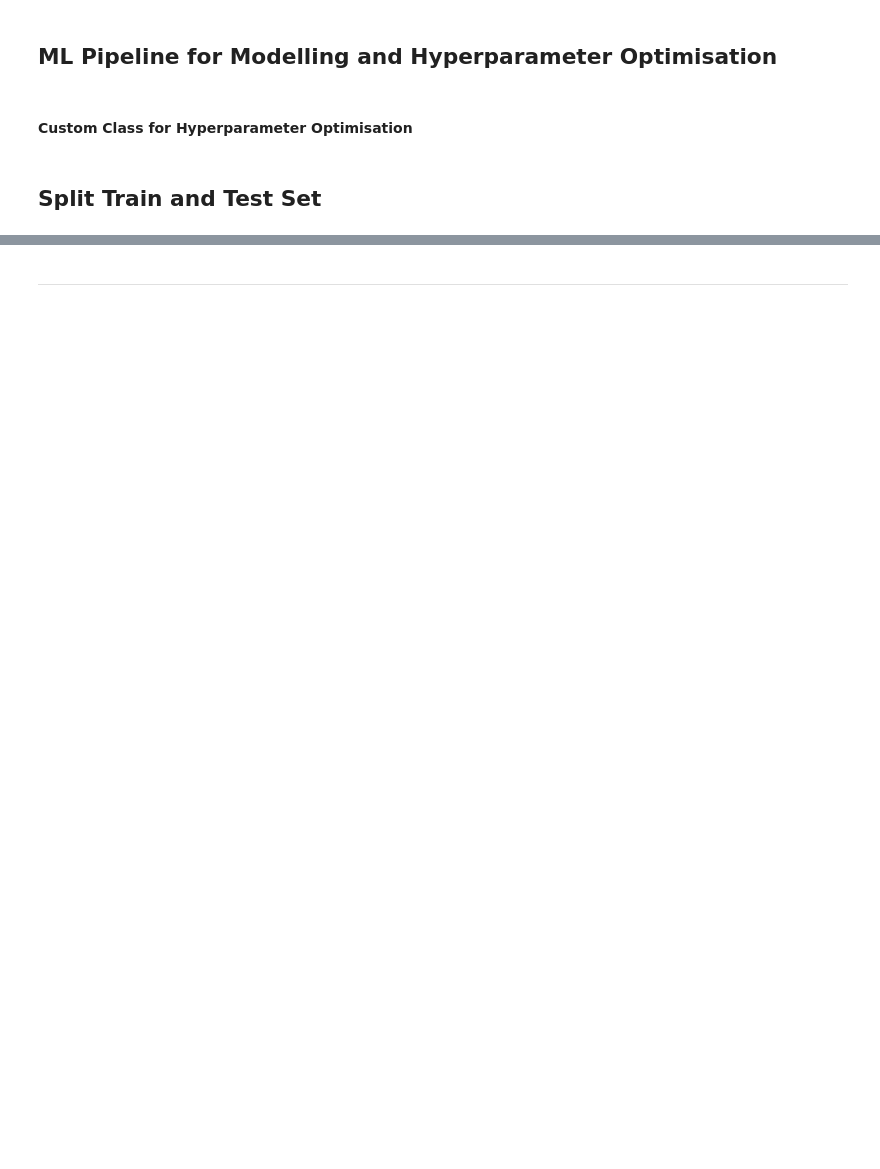
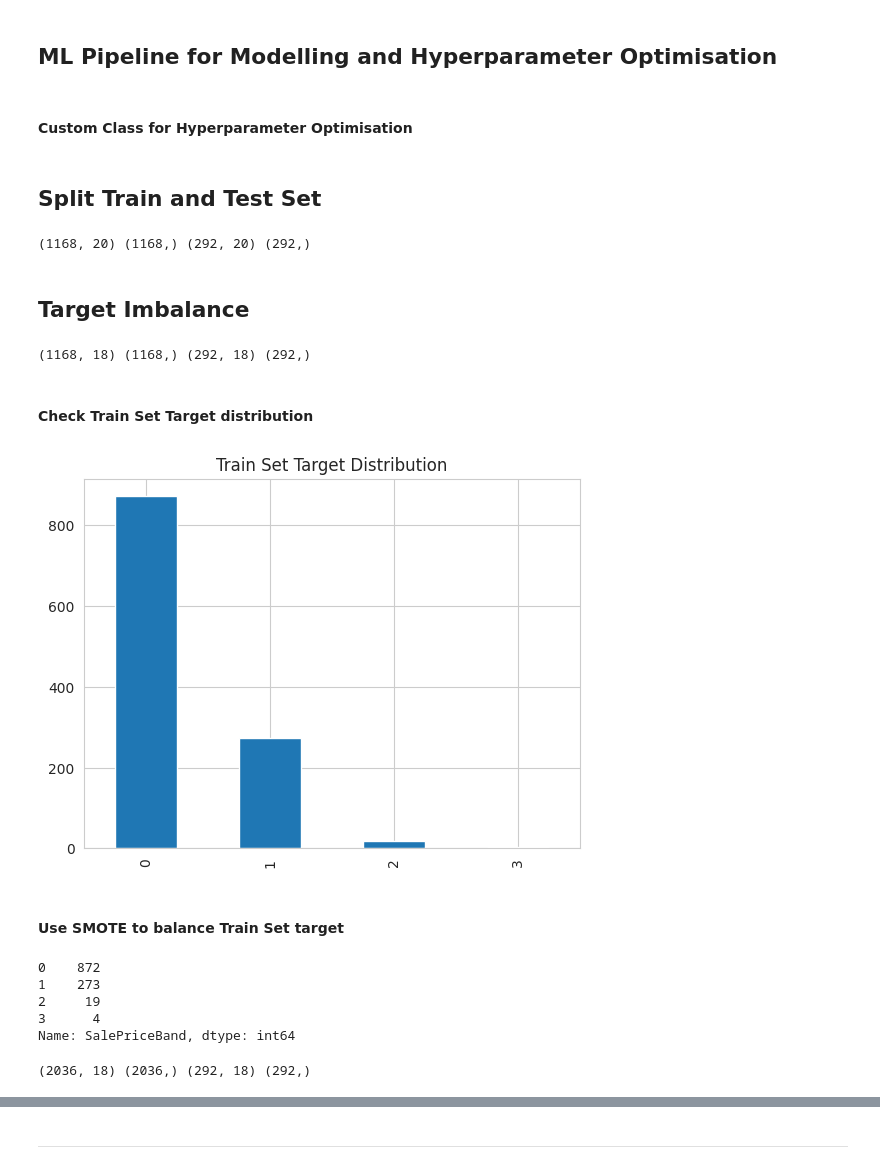
Before and after one commit to JL-14/milestone-project-housing-issues, a Jupyter notebook: jupyter_notebooks/Notebook_5_Houseprice Predictor.ipynb, the cells around one changed output, grey strips where cells are left out. Saved outputs shown, nothing was run; the diff lists cells and outputs as text; code cells hidden in the pictures; blank space fills up the shorter version.

```diff
--- a/jupyter_notebooks/Notebook_5_Houseprice Predictor.ipynb
+++ b/jupyter_notebooks/Notebook_5_Houseprice Predictor.ipynb
@@ -58,3 +137,14 @@ df_houseprices_allvars.head()
+# %%
+# Drop variable SalePrice as too many unique values to be useful, replaced by SalePriceBand
+
+df_houseprices_allvars.drop('SalePrice', axis=1, inplace=True)
+# %%
+# Recode 'OverallCond' and 'OverallQual' to categorical variables
+df_houseprices_allvars['OverallCond'] = df_houseprices_allvars['OverallCond'].astype('object')
+df_houseprices_allvars['OverallQual'] = df_houseprices_allvars['OverallQual'].astype('object')
+# %%
+# Recode SalePriceBand from category into object for consistency
+df_houseprices_allvars['SalePriceBand'] = df_houseprices_allvars['SalePriceBand'].astype('object')
 # %%
 df_houseprices_allvars.info()
 # %% [output]
@@ -212,3 +290,45 @@ class HyperparameterOptimizationSearch:
         return df[columns], self.grid_searches
 # %% [markdown]
 ## Split Train and Test Set
+# %%
+from sklearn.model_selection import train_test_split
+X_train, X_test, y_train, y_test = train_test_split(
+    df_houseprices_allvars.drop(['SalePriceBand'], axis=1),
+    df_houseprices_allvars['SalePriceBand'],
+    test_size=0.2,
+    random_state=0,
+)
+
+print(X_train.shape, y_train.shape, X_test.shape, y_test.shape)
+# %% [output]
+(1168, 20) (1168,) (292, 20) (292,)
+# %% [markdown]
+## Target Imbalance
+# %%
+pipeline_data_cleaning_feat_eng = PipelineDataCleaningAndFeatureEngineering()
+X_train = pipeline_data_cleaning_feat_eng.fit_transform(X_train)
+X_test = pipeline_data_cleaning_feat_eng.transform(X_test)
+print(X_train.shape, y_train.shape, X_test.shape, y_test.shape)
+# %% [output]
+(1168, 18) (1168,) (292, 18) (292,)
+# %% [markdown]
+#### Check Train Set Target distribution
+# %%
+import matplotlib.pyplot as plt
+import seaborn as sns
+sns.set_style("whitegrid")
+y_train.value_counts().sort_index().plot(kind='bar', title='Train Set Target Distribution')
+plt.show()
+# %% [output]
+[figure, added]
+# %% [markdown]
+#### Use SMOTE to balance Train Set target
+# %%
+# Checking value distribution before applying SMOTE
+y_train.value_counts()
+# %% [output]
+0    872
+1    273
+2     19
+3      4
+Name: SalePriceBand, dtype: int64
@@ -214,0 +341,9 @@ class HyperparameterOptimizationSearch:
+# %%
+# Applying SMOTE with k-neighbors set to 3 to accout for imbalance and small size of highest SalePriceBand
+
+from imblearn.over_sampling import SMOTE
+oversample = SMOTE(sampling_strategy='minority', random_state=0, k_neighbors=3)
+X_train, y_train = oversample.fit_resample(X_train, y_train)
+print(X_train.shape, y_train.shape, X_test.shape, y_test.shape)
+# %% [output]
+(2036, 18) (2036,) (292, 18) (292,)
```
Also changed, not shown: parts of 43 cells of this notebook.
